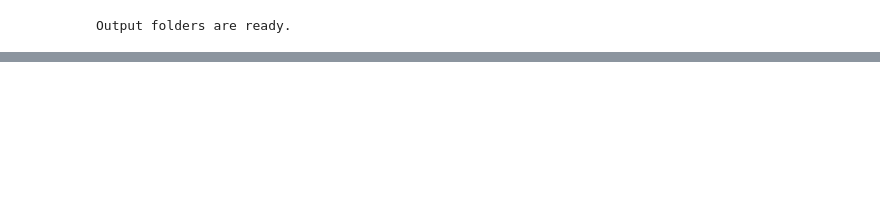
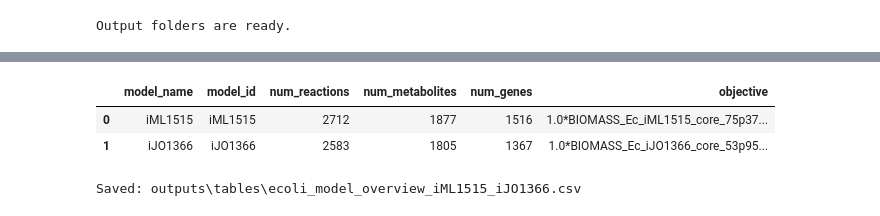
Before and after one commit to kikizippi/fluxomics-2026, a Jupyter notebook: 03_ecoli_model_comparison_iML1515_iJO1366.ipynb, the cells around one changed output, grey strips where cells are left out. Cells and saved outputs as stored; diff of their text form; code cells hidden in the pictures; blank space fills up the shorter version.

```diff
--- a/03_ecoli_model_comparison_iML1515_iJO1366.ipynb
+++ b/03_ecoli_model_comparison_iML1515_iJO1366.ipynb
@@ -89,0 +99,28 @@ conditions = {
+# %%
+model_overview_rows = []
+
+for model_name, model_obj in models.items():
+    model_overview_rows.append({
+        "model_name": model_name,
+        "model_id": model_obj.id,
+        "num_reactions": len(model_obj.reactions),
+        "num_metabolites": len(model_obj.metabolites),
+        "num_genes": len(model_obj.genes),
+        "objective": str(model_obj.objective.expression)
+    })
+
+model_overview_df = pd.DataFrame(model_overview_rows)
+
+model_overview_df
+# %% [output]
+|  | model_name | model_id | num_reactions | num_metabolites | num_genes | objective |
+| 0 | iML1515 | iML1515 | 2712 | 1877 | 1516 | 1.0*BIOMASS_Ec_iML1515_core_75p37... |
+| 1 | iJO1366 | iJO1366 | 2583 | 1805 | 1367 | 1.0*BIOMASS_Ec_iJO1366_core_53p95... |
+# %%
+model_overview_path = tables_dir / "ecoli_model_overview_iML1515_iJO1366.csv"
+
+model_overview_df.to_csv(model_overview_path, index=False)
+
+print("Saved:", model_overview_path)
+# %% [output]
+Saved: outputs\tables\ecoli_model_overview_iML1515_iJO1366.csv
```
Also changed, not shown: parts of 38 cells of this notebook, 25 other files.
